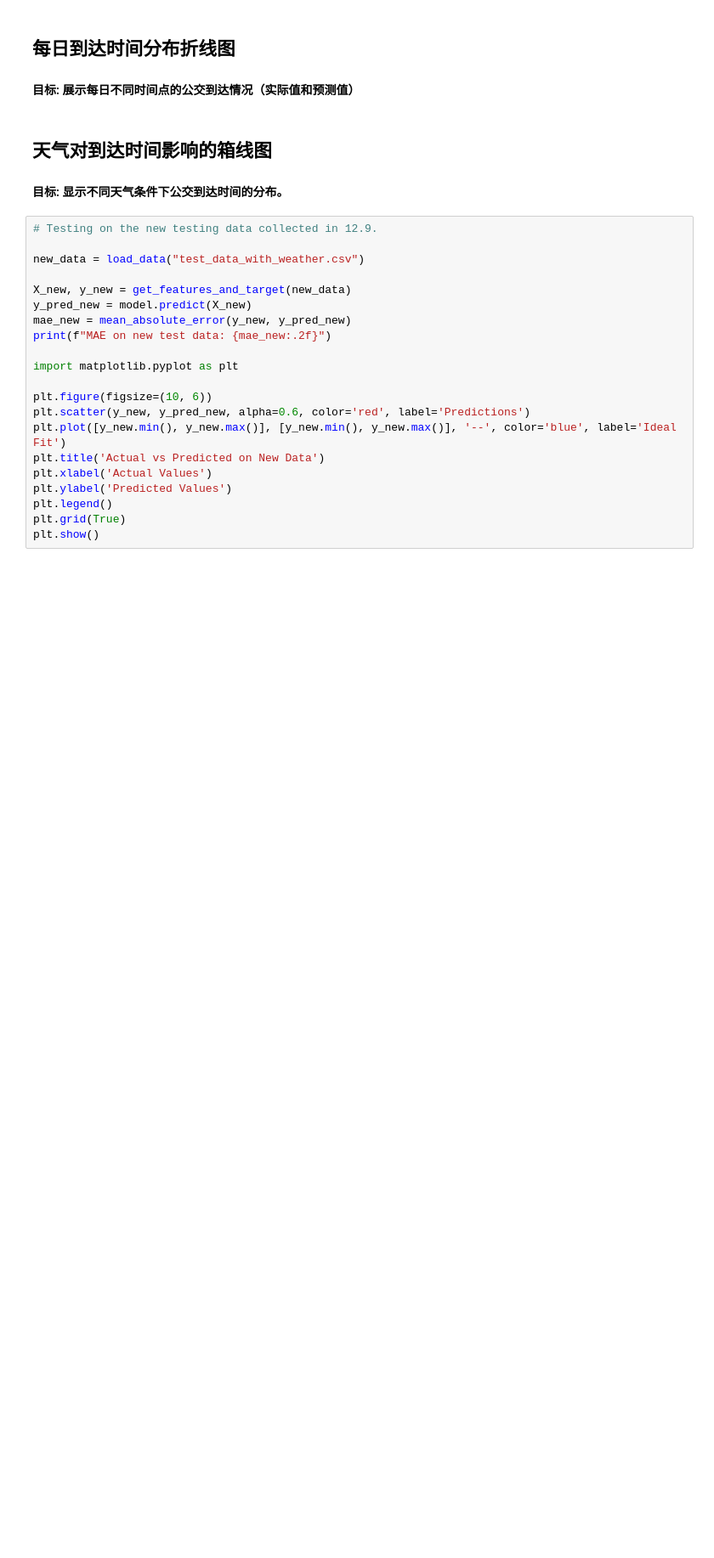
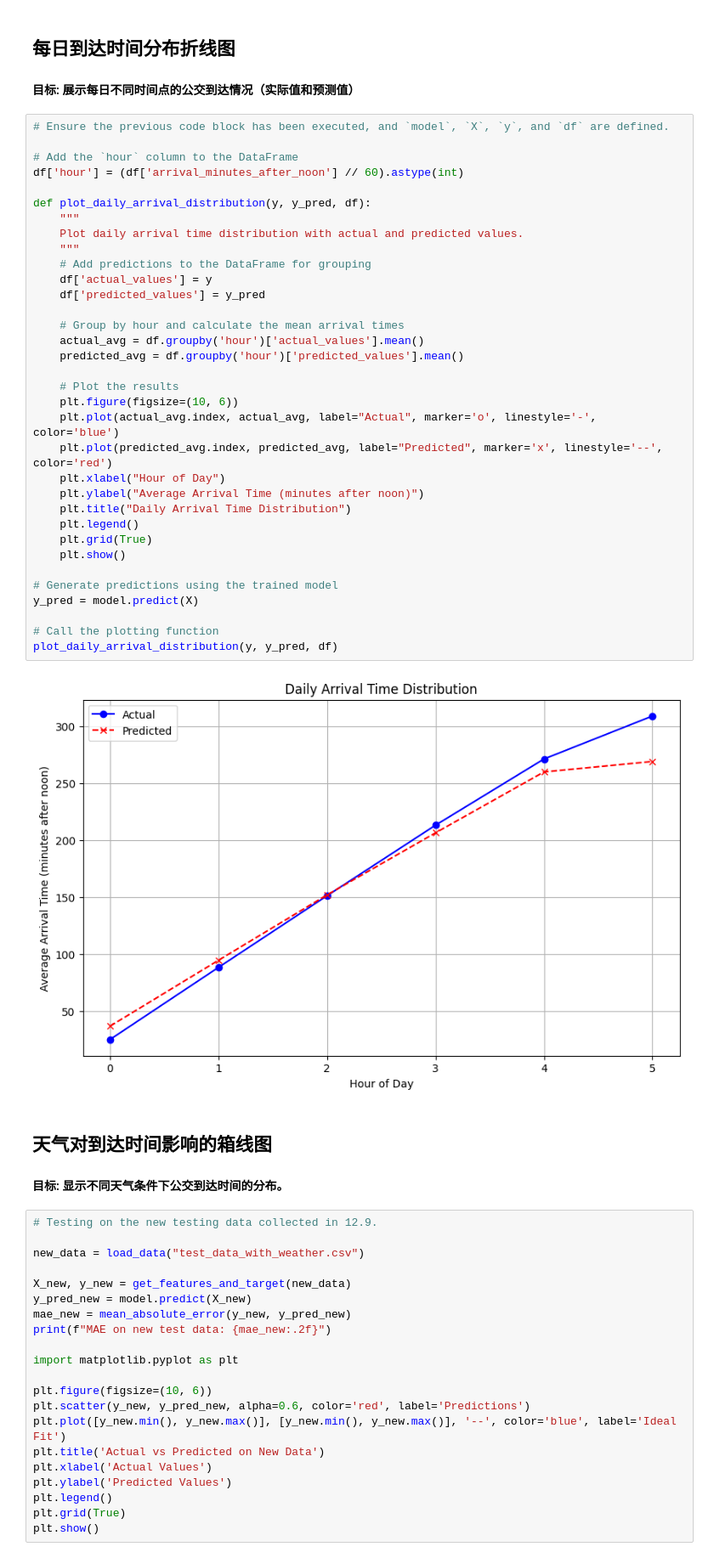
Before and after one commit to FlipW0rld/CS506_Project, a Jupyter notebook: testing.ipynb, the cells around one changed output. Shown at 85% size. Cells and saved outputs as stored; diff of their text form; blank space fills up the shorter version.

Commit message:
data update

```diff
--- a/testing.ipynb
+++ b/testing.ipynb
@@ -133,6 +145,42 @@ Training completed.
 # %% [markdown]
 ## 每日到达时间分布折线图
 #### 目标: 展示每日不同时间点的公交到达情况（实际值和预测值）
+# %%
+# Ensure the previous code block has been executed, and `model`, `X`, `y`, and `df` are defined.
+
+# Add the `hour` column to the DataFrame
+df['hour'] = (df['arrival_minutes_after_noon'] // 60).astype(int)
+
+def plot_daily_arrival_distribution(y, y_pred, df):
+    """
+    Plot daily arrival time distribution with actual and predicted values.
+    """
+    # Add predictions to the DataFrame for grouping
+    df['actual_values'] = y
+    df['predicted_values'] = y_pred
+
+    # Group by hour and calculate the mean arrival times
+    actual_avg = df.groupby('hour')['actual_values'].mean()
+    predicted_avg = df.groupby('hour')['predicted_values'].mean()
+
+    # Plot the results
+    plt.figure(figsize=(10, 6))
+    plt.plot(actual_avg.index, actual_avg, label="Actual", marker='o', linestyle='-', color='blue')
+    plt.plot(predicted_avg.index, predicted_avg, label="Predicted", marker='x', linestyle='--', color='red')
+    plt.xlabel("Hour of Day")
+    plt.ylabel("Average Arrival Time (minutes after noon)")
+    plt.title("Daily Arrival Time Distribution")
+    plt.legend()
+    plt.grid(True)
+    plt.show()
+
+# Generate predictions using the trained model
+y_pred = model.predict(X)
+
+# Call the plotting function
+plot_daily_arrival_distribution(y, y_pred, df)
+# %% [output]
+[figure, added]
 # %% [markdown]
 ## 天气对到达时间影响的箱线图
 #### 目标: 显示不同天气条件下公交到达时间的分布。
```
Also changed, not shown: parts of 2 cells of this notebook.
